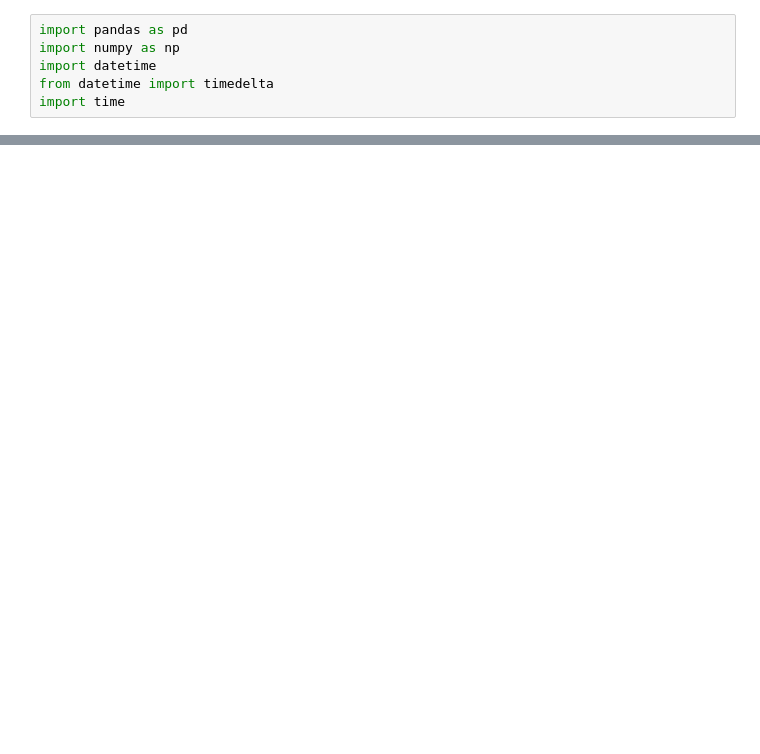
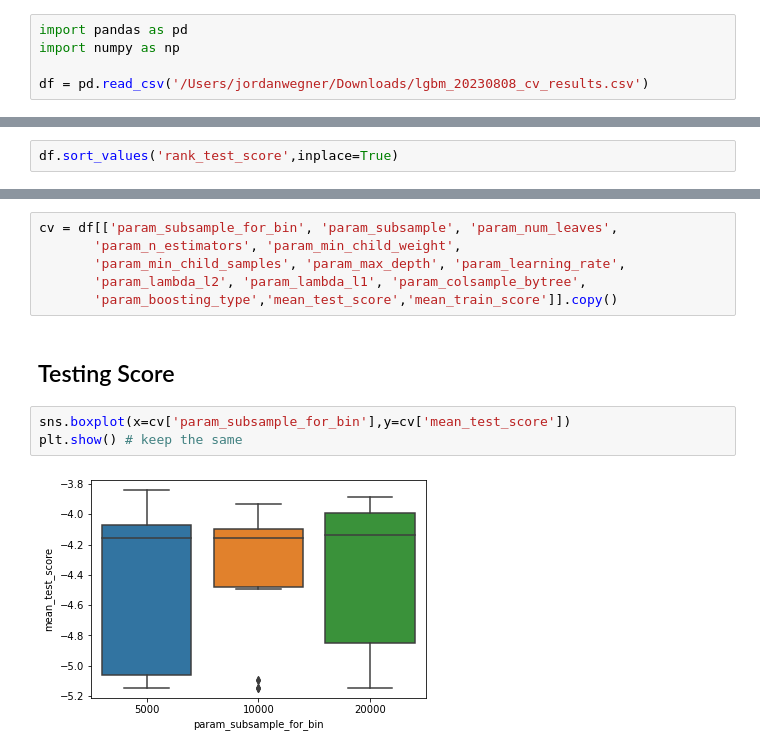
Before and after one commit to jordan-wegner/nba_prediction, a Jupyter notebook: 05_notebooks/02_work/01_home_scratchpad.ipynb, the cells around one changed output, grey strips where cells are left out. Saved outputs shown, nothing was run; the diff lists cells and outputs as text; blank space fills up the shorter version.

```diff
--- a/05_notebooks/02_work/01_home_scratchpad.ipynb
+++ b/05_notebooks/02_work/01_home_scratchpad.ipynb
@@ -1,6 +1,5 @@
 # %%
 import pandas as pd
 import numpy as np
-import datetime
-from datetime import timedelta
-import time
+
+df = pd.read_csv('/Users/jordanwegner/Downloads/lgbm_20230808_cv_results.csv')
@@ -73,0 +16,2 @@ TypeError: bad operand type for unary ~: 'str'
+# %%
+df.sort_values('rank_test_score',inplace=True)
@@ -73,0 +35,13 @@ TypeError: bad operand type for unary ~: 'str'
+# %%
+cv = df[['param_subsample_for_bin', 'param_subsample', 'param_num_leaves',
+       'param_n_estimators', 'param_min_child_weight',
+       'param_min_child_samples', 'param_max_depth', 'param_learning_rate',
+       'param_lambda_l2', 'param_lambda_l1', 'param_colsample_bytree',
+       'param_boosting_type','mean_test_score','mean_train_score']].copy()
+# %% [markdown]
+## Testing Score
+# %%
+sns.boxplot(x=cv['param_subsample_for_bin'],y=cv['mean_test_score'])
+plt.show() # keep the same
+# %% [output]
+[figure, added]
```
Also changed, not shown: parts of 32 cells of this notebook, 3 other files.
